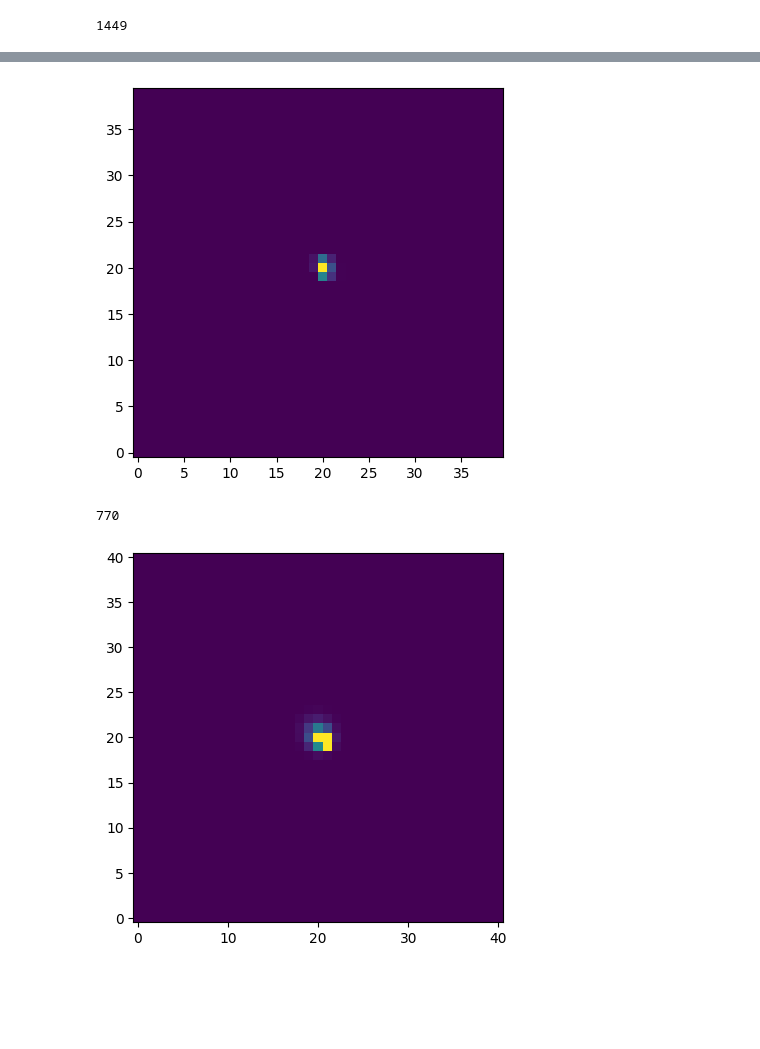
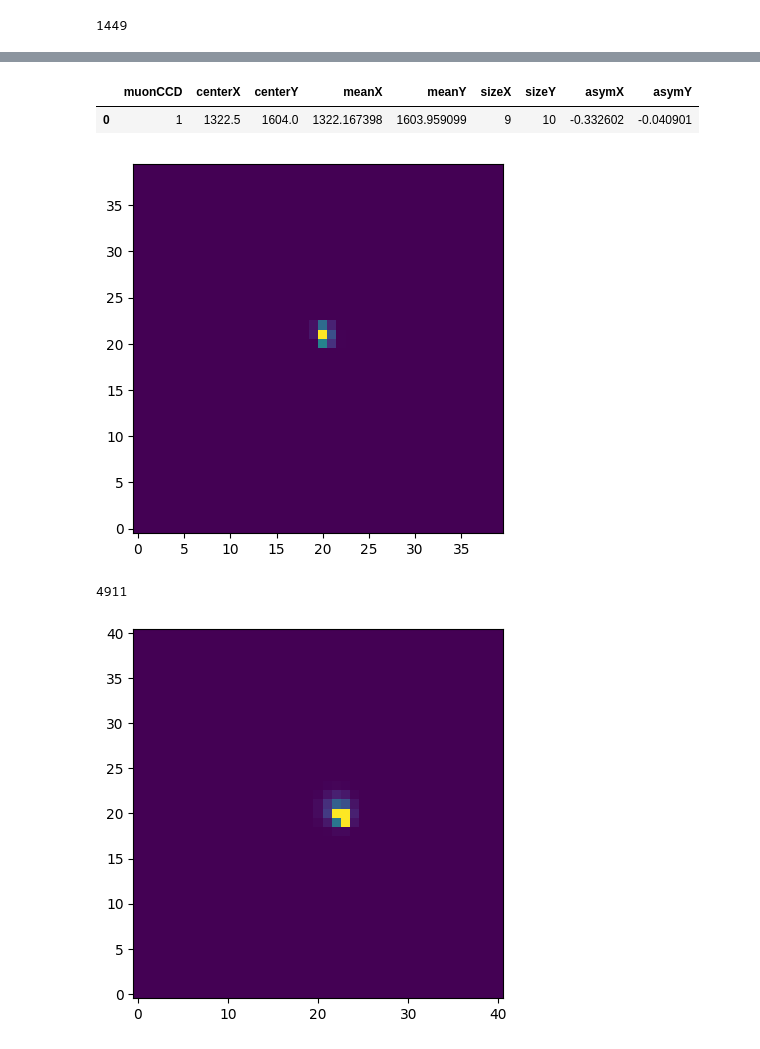
Before and after one commit to santi-acv/connie_tracking, a Jupyter notebook: leer_datos_connie.ipynb, the cells around one changed output, grey strips where cells are left out. Drawn from its saved outputs; the diff is of its cells as text; code cells hidden in the pictures; blank space fills up the shorter version.

```diff
--- a/leer_datos_connie.ipynb
+++ b/leer_datos_connie.ipynb
@@ -226,29 +251,8 @@ find_nearest(first_run, ccd=1, x=1322, y=1604)
 # %%
-def view_event(first_run, i, x_=2110, y_=2110, r_=2110):
-    img = np.zeros(shape)
 
-    x = first_run['xPix'][i]
-    y = first_run['yPix'][i]
-    e = first_run['ePix'][i].copy()
 
-    # elimina los valores negativos y saturados
-    e[e < 0] = 0
-    e[e == 1e10] = 1e5
-
-    # almacena los valores de energía
-    img[y, x] = e
-
-    # muestra el impacto
-    view_region(img, x=x_, y=y_, r=r_)
-    pd.DataFrame({
-        'muonCCD': int(first_run['ohdu'][i]) - 1,
-        'centerX': (np.max(x) + np.min(x))/2, 'centerY': (np.max(y) + np.min(y))/2,
-        'meanX': np.sum(x*e)/(np.sum(e)),     'meanY': np.sum(y*e)/(np.sum(e)),
-        'sizeX': np.max(x) - np.min(x),       'sizeY': np.max(y) - np.min(y),
-        'asymX': np.sum(x*e)/(np.sum(e)) - (np.max(x) + np.min(x))/2,
-        'asymY': np.sum(y*e)/(np.sum(e)) - (np.max(y) + np.min(y))/2,
-    }, index=[0])
-
-view_event(first_run, 1449, x_=1322, y_=1604, r_=20)
+view_event(first_run, 1449, r=20)
 # %% [output]
+|  | muonCCD | centerX | centerY | meanX | meanY | sizeX | sizeY | asymX | asymY |
+| 0 | 1 | 1322.5 | 1604.0 | 1322.167398 | 1603.959099 | 9 | 10 | -0.332602 | -0.040901 |
-[figure, old version]
+[figure, new version]
@@ -255,6 +261,10 @@ view_event(first_run, 1449, x_=1322, y_=1604, r_=20)
 # %%
-view_region(imgs, ccd=1, x=507, y=849, r=20)
-find_nearest(first_run, ccd=1, x=507, y=850)
+ccd = 2
+x = 480
+y = 884
+
+view_region(imgs, ccd=ccd, x=x, y=y, r=20)
+find_nearest(first_run, ccd=ccd, x=x, y=y)
 # %% [output]
-770
+4911
-[figure, old version]
+[figure, new version]
```
Also changed, not shown: parts of 6 cells of this notebook.
